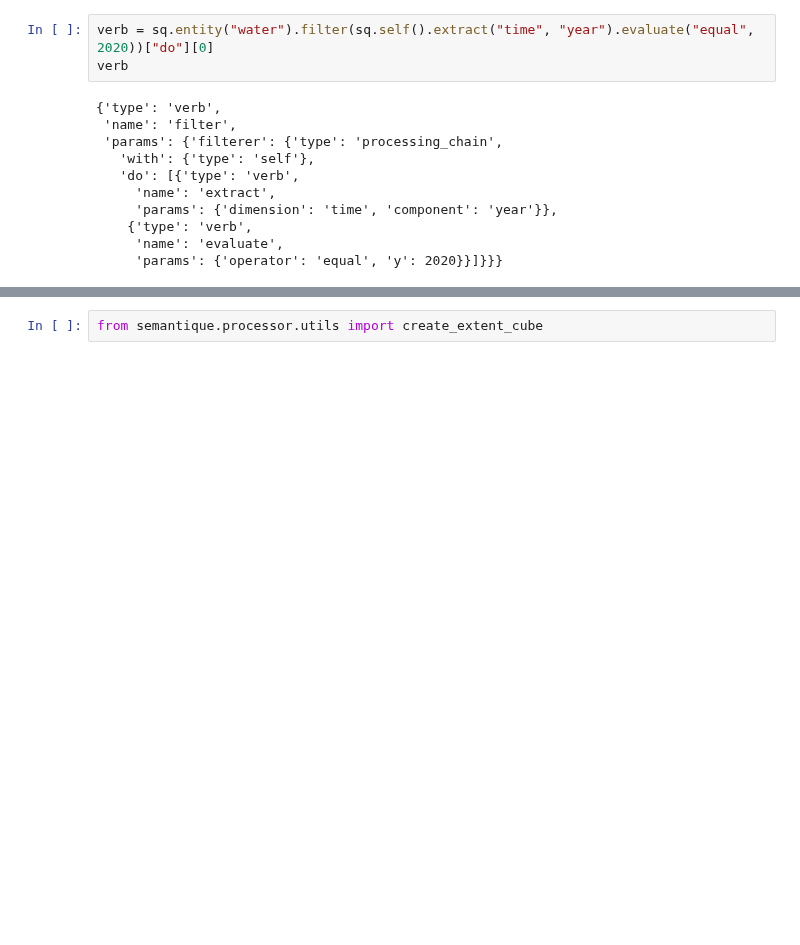
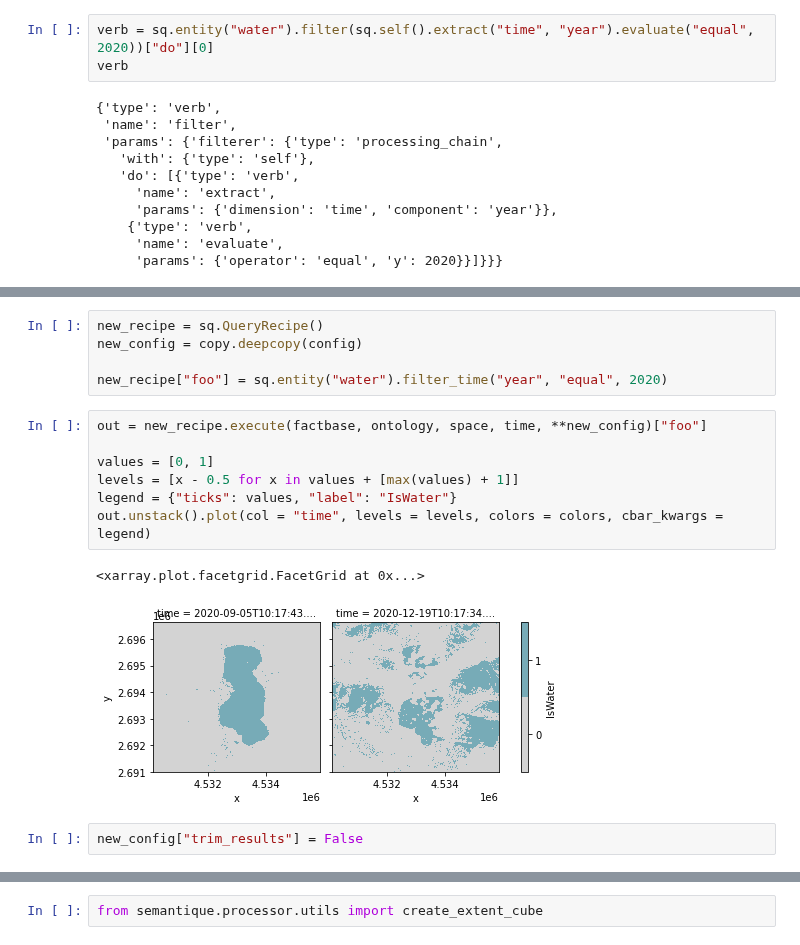
Before and after one commit to ZGIS/semantique, a Jupyter notebook: demo/advanced.ipynb, the cells around one changed output, grey strips where cells are left out. Drawn from its saved outputs; the diff is of its cells as text; blank space fills up the shorter version.

```diff
--- a/demo/advanced.ipynb
+++ b/demo/advanced.ipynb
@@ -198,0 +239,17 @@ verb
+# %%
+new_recipe = sq.QueryRecipe()
+new_config = copy.deepcopy(config)
+
+new_recipe["foo"] = sq.entity("water").filter_time("year", "equal", 2020)
+# %%
+out = new_recipe.execute(factbase, ontology, space, time, **new_config)["foo"]
+
+values = [0, 1]
+levels = [x - 0.5 for x in values + [max(values) + 1]]
+legend = {"ticks": values, "label": "IsWater"}
+out.unstack().plot(col = "time", levels = levels, colors = colors, cbar_kwargs = legend)
+# %% [output]
+<xarray.plot.facetgrid.FacetGrid at 0x...>
+[figure, added]
+# %%
+new_config["trim_results"] = False
```
Also changed, not shown: parts of 35 cells of this notebook, 5 other files.
